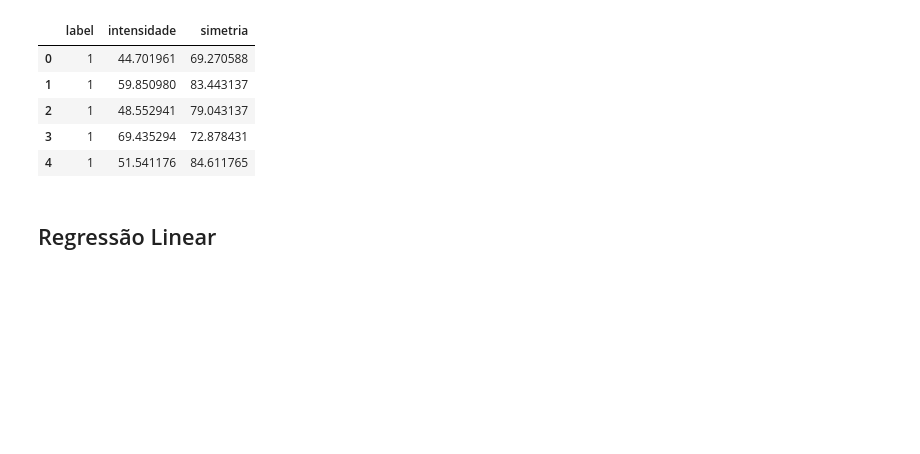
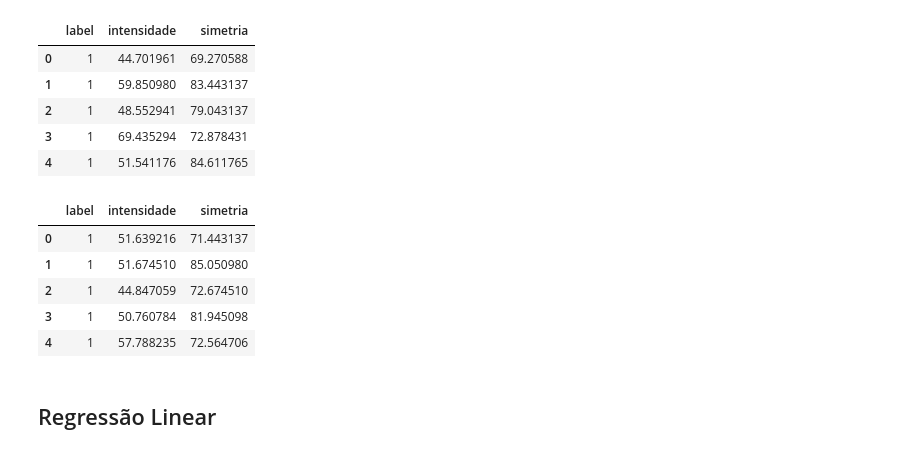
Before and after one commit to mariabandeira/Reconhecimento-de-Digitos, a Jupyter notebook: MiniProjeto_ML.ipynb, the cells around one changed output. Saved outputs shown, nothing was run; the diff lists cells and outputs as text; code cells hidden in the pictures; blank space fills up the shorter version.

```diff
--- a/MiniProjeto_ML.ipynb
+++ b/MiniProjeto_ML.ipynb
@@ -202,6 +205,16 @@ train1x5.head()
 | 2 | 1 | 48.552941 | 79.043137 |
 | 3 | 1 | 69.435294 | 72.878431 |
 | 4 | 1 | 51.541176 | 84.611765 |
+# %%
+test1x5.reset_index(drop=True, inplace=True)
+test1x5.head()
+# %% [output]
+|  | label | intensidade | simetria |
+| 0 | 1 | 51.639216 | 71.443137 |
+| 1 | 1 | 51.674510 | 85.050980 |
+| 2 | 1 | 44.847059 | 72.674510 |
+| 3 | 1 | 50.760784 | 81.945098 |
+| 4 | 1 | 57.788235 | 72.564706 |
 # %%
 X_train1x5 = train1x5[['intensidade', 'simetria']].values
 y_train1x5 = np.array([1 if y_ == 1 else -1 for y_ in train1x5['label']])
```
Also changed, not shown: parts of 29 cells of this notebook.
